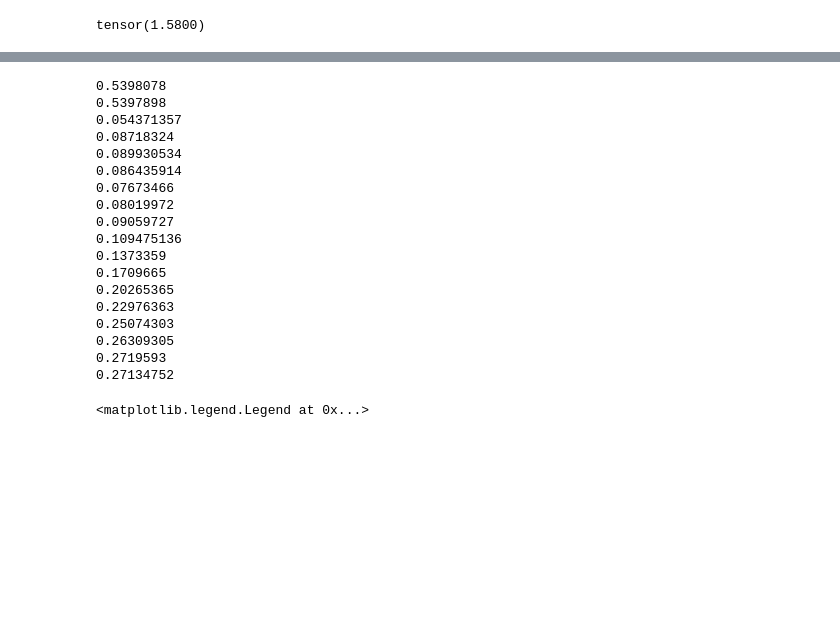
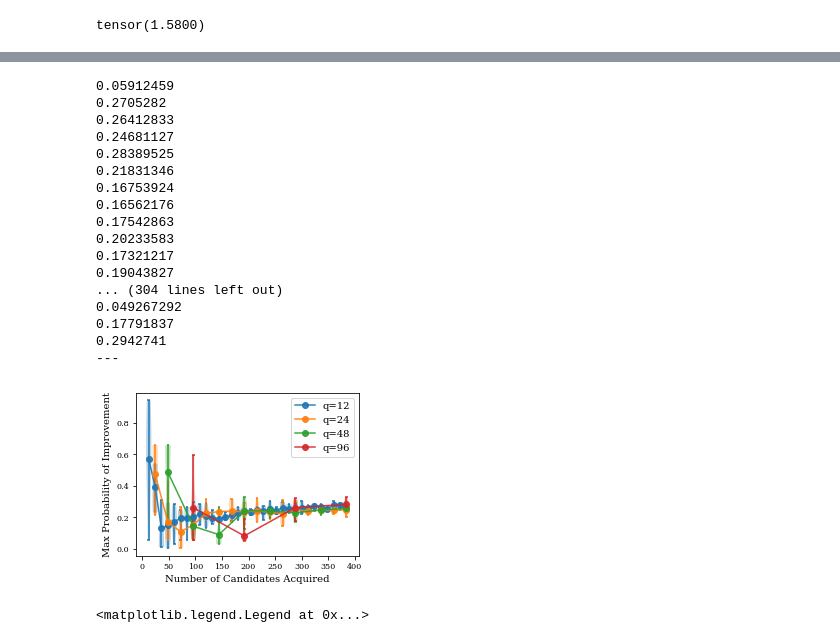
Before and after one commit to choderalab/pinot, a Jupyter notebook: scripts/us_vs_human/bo.ipynb, the cells around one changed output, grey strips where cells are left out. Cells and saved outputs as stored; diff of their text form; code cells hidden in the pictures; blank space fills up the shorter version.

```diff
--- a/scripts/us_vs_human/bo.ipynb
+++ b/scripts/us_vs_human/bo.ipynb
@@ -195,7 +187,7 @@ for q_idx, q in enumerate([12, 24, 48, 96]):
             data=ds[0],
             slice_fn=pinot.active.experiment._slice_fn_tuple, # pinot.active.
             collate_fn=pinot.active.experiment._collate_fn_graph, # pinot.active.
-            n_epochs=1,
+            n_epochs=10,
             )
 
         xs = []
@@ -220,52 +212,53 @@ for q_idx, q in enumerate([12, 24, 48, 96]):
 
 
             idx += 1
 
         print('---')
 
         xss.append(xs)
 
 
     xss = np.array(xss)
 
     ax.violinplot(
         dataset=xss,
         positions=[q * (idx_+1) for idx_ in range(num_rounds)],
         widths=10)
 
     ax.plot(
         [q * (idx_+1) for idx_ in range(num_rounds)],
         xss.mean(axis=0),
         label='q=%s' % q,
         color=cmap(q_idx),
-        marker='o')
+        marker='o',
+        alpha=0.9)
 
     ax.legend()
 
 
 plt.xlabel('Number of Candidates Acquired')
 plt.ylabel('Max Probability of Improvement')
 
 plt.savefig('batch_size.png', dpi=500)
 # %% [output]
-0.5398078
-0.5397898
-0.054371357
-0.08718324
-0.089930534
-0.086435914
-0.07673466
-0.08019972
-0.09059727
-0.109475136
-0.1373359
-0.1709665
-0.20265365
-0.22976363
-0.25074303
-0.26309305
-0.2719593
-0.27134752
+0.05912459
+0.2705282
+0.26412833
+0.24681127
+0.28389525
+0.21831346
+0.16753924
+0.16562176
+0.17542863
+0.20233583
+0.17321217
+0.19043827
+... (304 lines left out)
+0.049267292
+0.17791837
+0.2942741
+---
+[figure, added]
 # %%
 
 fig, ax = plt.subplots(figsize=(4, 3))
```
Also changed, not shown: parts of 3 cells of this notebook, 5 other files.
